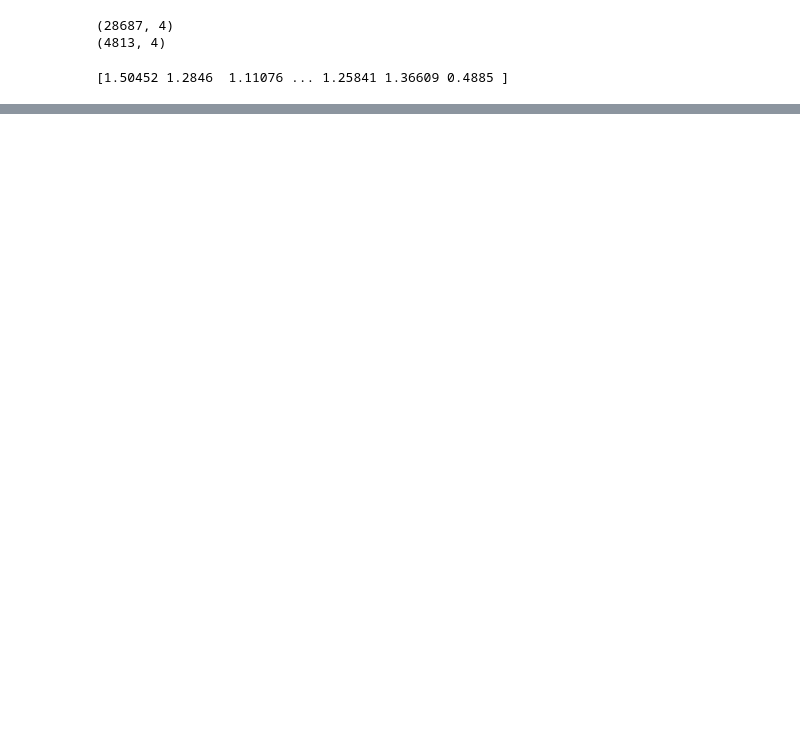
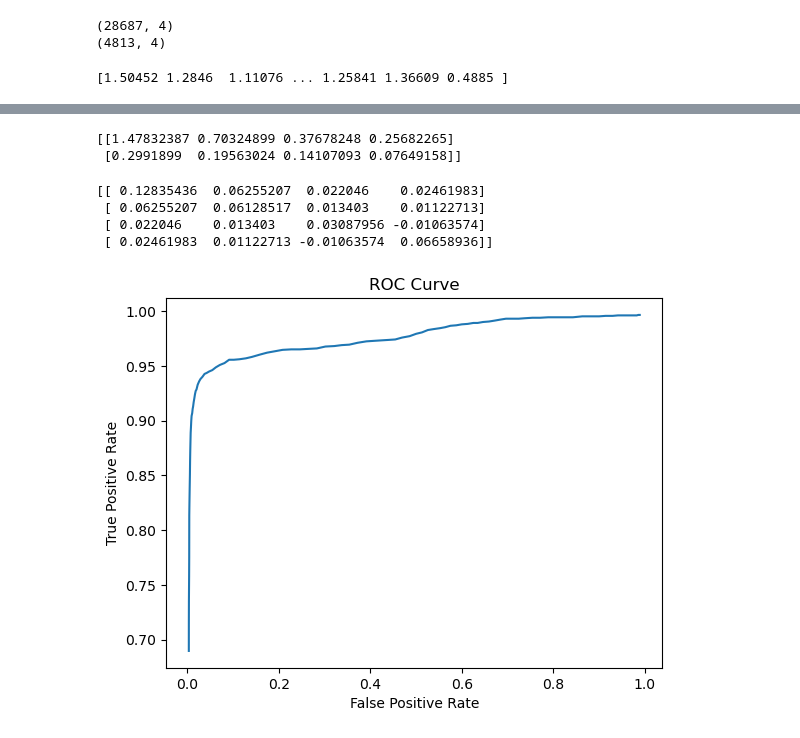
Before and after one commit to robertoinfurna/astrostatistics_bicocca_2024, a Jupyter notebook: working/18_Galaxy_vs_quasars.ipynb, the cells around one changed output, grey strips where cells are left out. Saved outputs shown, nothing was run; the diff lists cells and outputs as text; code cells hidden in the pictures; blank space fills up the shorter version.

```diff
--- a/working/18_Galaxy_vs_quasars.ipynb
+++ b/working/18_Galaxy_vs_quasars.ipynb
@@ -325,0 +411,20 @@ for i in range(4):
+# %%
+print(mean)
+# %% [output]
+[[1.47832387 0.70324899 0.37678248 0.25682265]
+ [0.2991899  0.19563024 0.14107093 0.07649158]]
+# %%
+# Compute shared covariance matrix
+cov = np.zeros((4, 4))
+for k in [0,1]:   # loop over classes
+    X_k = X_train[y_train == k]
+    diff = X_k - mean[k]
+    cov += diff.T @ diff
+cov /= (len(X_train) - 2)
+# %%
+print(cov)
+# %% [output]
+[[ 0.12835436  0.06255207  0.022046    0.02461983]
+ [ 0.06255207  0.06128517  0.013403    0.01122713]
+ [ 0.022046    0.013403    0.03087956 -0.01063574]
+ [ 0.02461983  0.01122713 -0.01063574  0.06658936]]
@@ -325,0 +457,31 @@ for i in range(4):
+# %%
+log_likelihood_diff = log_likelihood_LDA(X_test, 0, mean, cov) - log_likelihood_LDA(X_test, 1, mean, cov)
+# %%
+thresholds = np.linspace(np.quantile(log_likelihood_diff,0.1), np.quantile(log_likelihood_diff,0.99), 100)
+
+true_positive_rate = []
+false_positive_rate = []
+
+# count total positives and negatives once
+total_positives = np.sum(y_test == 1)
+total_negatives = np.sum(y_test == 0)
+
+for t in thresholds:
+    y_pred = (log_likelihood_diff < t).astype(int)  # classify as 1 if diff < t
+
+    true_positive = np.sum((y_pred == 1) & (y_test == 1))
+    false_positive = np.sum((y_pred == 1) & (y_test == 0))
+
+    tpr = true_positive / total_positives
+    fpr = false_positive / total_negatives
+
+    true_positive_rate.append(tpr)
+    false_positive_rate.append(fpr)
+
+plt.plot(false_positive_rate, true_positive_rate)
+plt.xlabel('False Positive Rate')
+plt.ylabel('True Positive Rate')
+plt.title('ROC Curve')
+plt.show()
+# %% [output]
+[figure, added]
```
Also changed, not shown: parts of 21 cells of this notebook.
